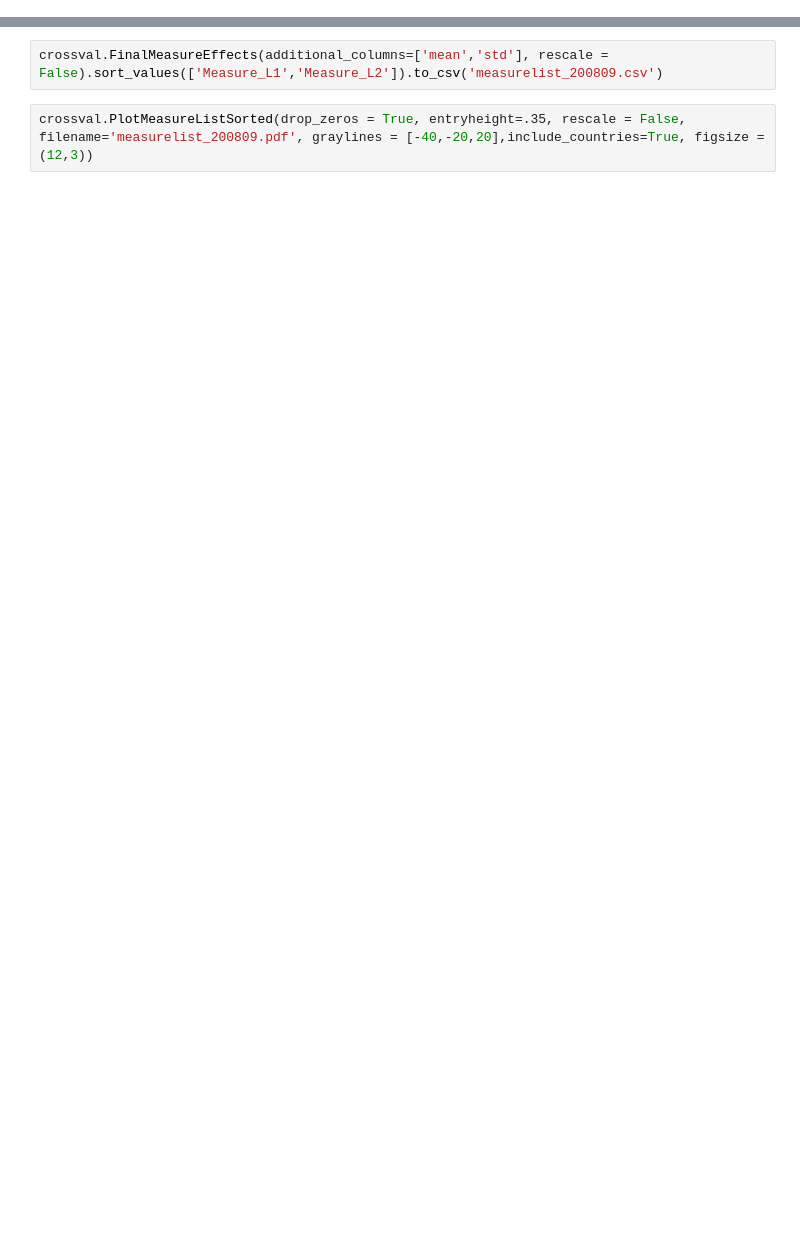
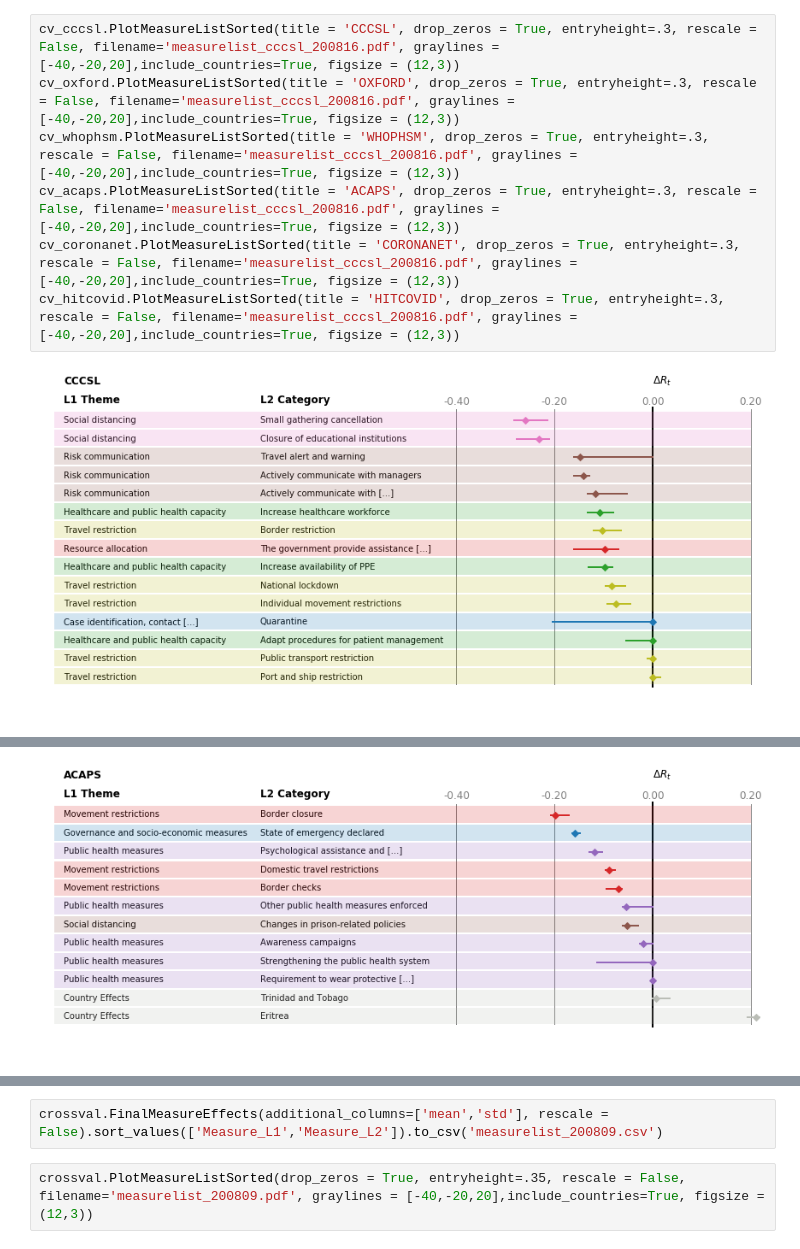
Before and after one commit to lukasgeyrhofer/corona, a Jupyter notebook: NPI measure effects.ipynb, the cells around one changed output, grey strips where cells are left out. Cells and saved outputs as stored; diff of their text form; blank space fills up the shorter version.

```diff
--- a/NPI measure effects.ipynb
+++ b/NPI measure effects.ipynb
@@ -73,0 +121,9 @@ crossval.PlotMeasureListSorted(drop_zeros = True, entryheight=.3, rescale = Fals
+# %%
+cv_cccsl.PlotMeasureListSorted(title = 'CCCSL', drop_zeros = True, entryheight=.3, rescale = False, filename='measurelist_cccsl_200816.pdf', graylines = [-40,-20,20],include_countries=True, figsize = (12,3))
+cv_oxford.PlotMeasureListSorted(title = 'OXFORD', drop_zeros = True, entryheight=.3, rescale = False, filename='measurelist_cccsl_200816.pdf', graylines = [-40,-20,20],include_countries=True, figsize = (12,3))
+cv_whophsm.PlotMeasureListSorted(title = 'WHOPHSM', drop_zeros = True, entryheight=.3, rescale = False, filename='measurelist_cccsl_200816.pdf', graylines = [-40,-20,20],include_countries=True, figsize = (12,3))
+cv_acaps.PlotMeasureListSorted(title = 'ACAPS', drop_zeros = True, entryheight=.3, rescale = False, filename='measurelist_cccsl_200816.pdf', graylines = [-40,-20,20],include_countries=True, figsize = (12,3))
+cv_coronanet.PlotMeasureListSorted(title = 'CORONANET', drop_zeros = True, entryheight=.3, rescale = False, filename='measurelist_cccsl_200816.pdf', graylines = [-40,-20,20],include_countries=True, figsize = (12,3))
+cv_hitcovid.PlotMeasureListSorted(title = 'HITCOVID', drop_zeros = True, entryheight=.3, rescale = False, filename='measurelist_cccsl_200816.pdf', graylines = [-40,-20,20],include_countries=True, figsize = (12,3))
+# %% [output]
+[figure, added]
@@ -73,0 +132 @@ crossval.PlotMeasureListSorted(drop_zeros = True, entryheight=.3, rescale = Fals
+[figure, added]
```
Also changed, not shown: parts of 17 cells of this notebook.
